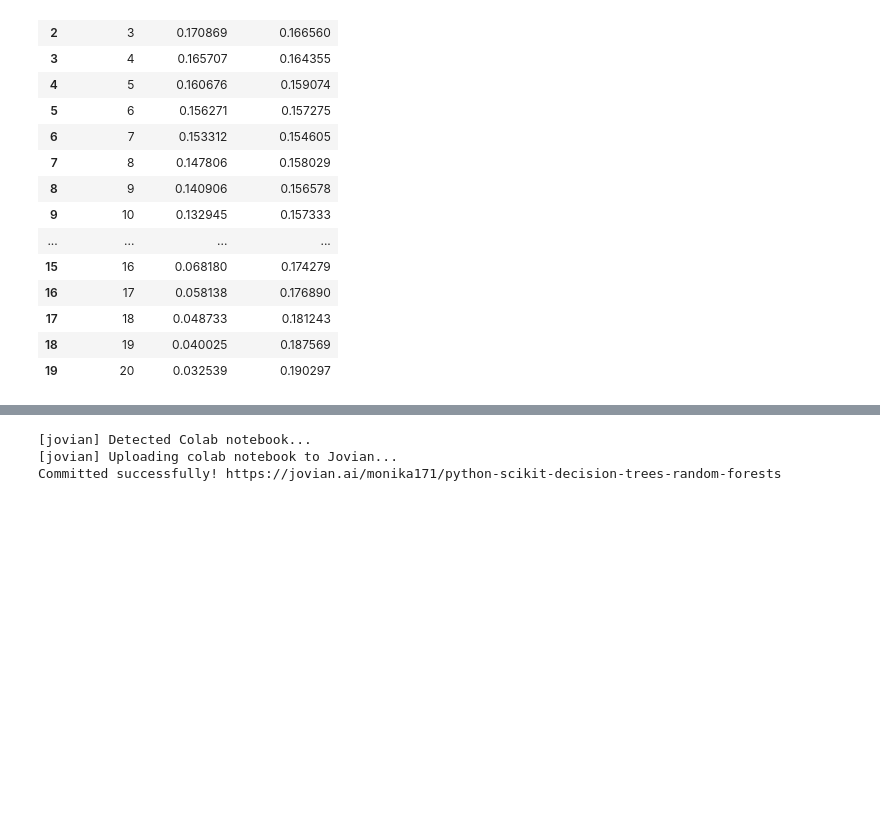
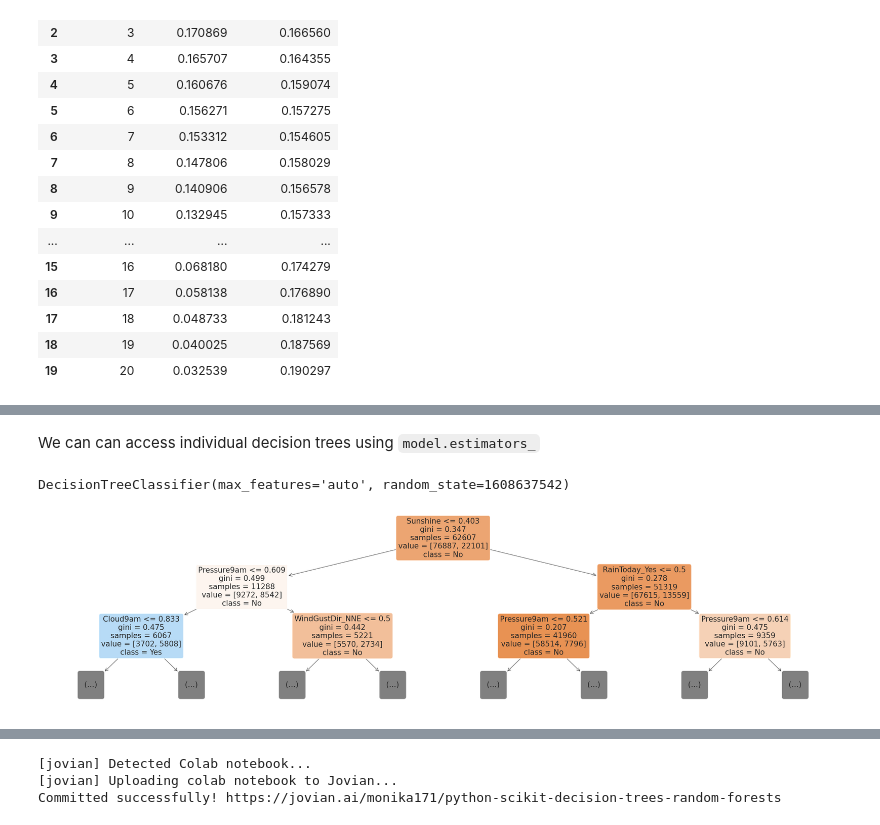
Before and after one commit to Monika171/Machine-Leaning-with-Python, a Jupyter notebook: python_scikit_decision_trees_random_forests.ipynb, the cells around one changed output, grey strips where cells are left out. Drawn from its saved outputs; the diff is of its cells as text; code cells hidden in the pictures; blank space fills up the shorter version.

Commit message:
Random Forests and tuning the hyperparameters

```diff
--- a/python_scikit_decision_trees_random_forests.ipynb
+++ b/python_scikit_decision_trees_random_forests.ipynb
@@ -588,0 +615,4 @@ errors_df
+# %%
+model = DecisionTreeClassifier(max_leaf_nodes=128, random_state=42)
+# %%
+model.fit(X_train, train_targets)
@@ -588,0 +662,2 @@ errors_df
+# %%
+model = RandomForestClassifier(n_jobs=-1, random_state=42)
@@ -588,0 +666,3 @@ errors_df
+# %%
+%%time
+model.fit(X_train, train_targets)
@@ -588,0 +701,11 @@ errors_df
+# %% [markdown]
+We can can access individual decision trees using `model.estimators_`
+# %%
+model.estimators_[0]
+# %% [output]
+DecisionTreeClassifier(max_features='auto', random_state=1608637542)
+# %%
+plt.figure(figsize=(40,10))
+plot_tree(model.estimators_[0], max_depth=2, feature_names=X_train.columns, filled=True, rounded=True, class_names=model.classes_);
+# %% [output]
+[figure, added]
```
Also changed, not shown: parts of 89 cells of this notebook.
